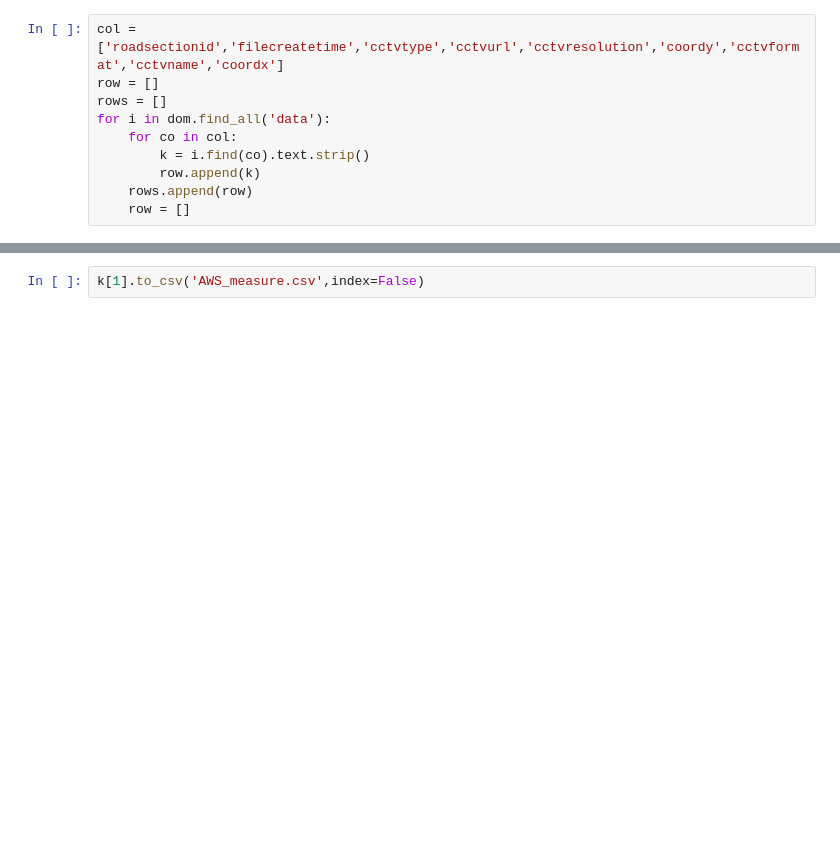
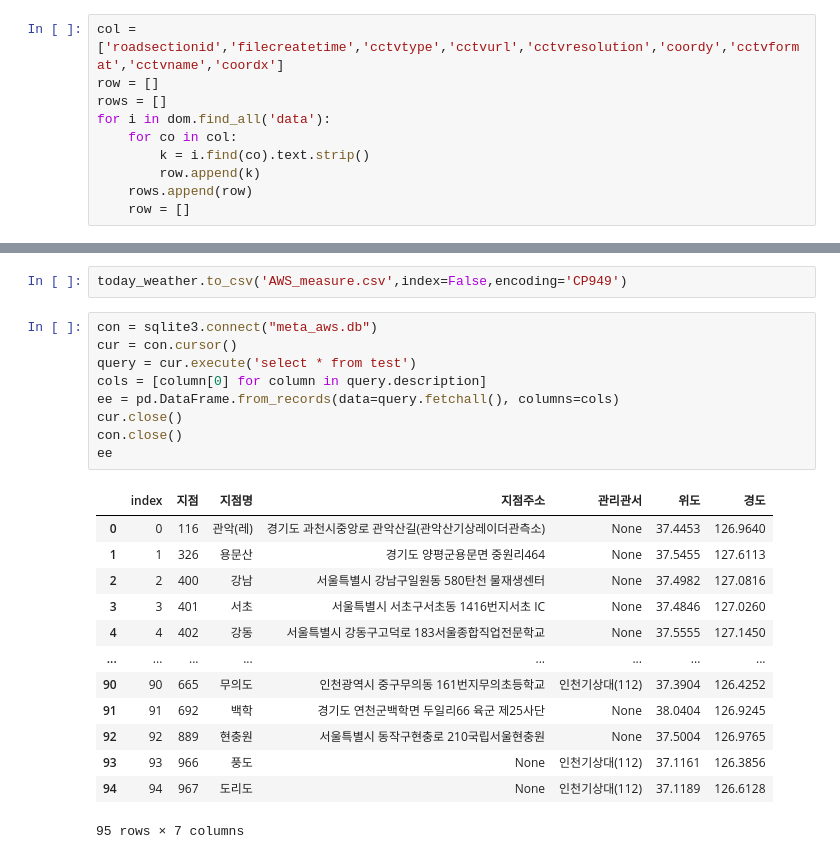
Before and after one commit to GyuYoungCho/machine_learning_Data_analysis, a Jupyter notebook: Machine_learning_code/cctv_AWSweather_data_gather.ipynb, the cells around one changed output, grey strips where cells are left out. Saved outputs shown, nothing was run; the diff lists cells and outputs as text; blank space fills up the shorter version.

```diff
--- a/Machine_learning_code/cctv_AWSweather_data_gather.ipynb
+++ b/Machine_learning_code/cctv_AWSweather_data_gather.ipynb
@@ -130,2 +238,25 @@ len(k)
 # %%
-k[1].to_csv('AWS_measure.csv',index=False)
+today_weather.to_csv('AWS_measure.csv',index=False,encoding='CP949')
+# %%
+con = sqlite3.connect("meta_aws.db")
+cur = con.cursor()
+query = cur.execute('select * from test')
+cols = [column[0] for column in query.description]
+ee = pd.DataFrame.from_records(data=query.fetchall(), columns=cols)
+cur.close()
+con.close()
+ee
+# %% [output]
+|  | index | 지점 | 지점명 | 지점주소 | 관리관서 | 위도 | 경도 |
+| 0 | 0 | 116 | 관악(레) | 경기도 과천시중앙로 관악산길(관악산기상레이더관측소) | None | 37.4453 | 126.9640 |
+| 1 | 1 | 326 | 용문산 | 경기도 양평군용문면 중원리464 | None | 37.5455 | 127.6113 |
+| 2 | 2 | 400 | 강남 | 서울특별시 강남구일원동 580탄천 물재생센터 | None | 37.4982 | 127.0816 |
+| 3 | 3 | 401 | 서초 | 서울특별시 서초구서초동 1416번지서초 IC | None | 37.4846 | 127.0260 |
+| 4 | 4 | 402 | 강동 | 서울특별시 강동구고덕로 183서울종합직업전문학교 | None | 37.5555 | 127.1450 |
+| ... | ... | ... | ... | ... | ... | ... | ... |
+| 90 | 90 | 665 | 무의도 | 인천광역시 중구무의동 161번지무의초등학교 | 인천기상대(112) | 37.3904 | 126.4252 |
+| 91 | 91 | 692 | 백학 | 경기도 연천군백학면 두일리66 육군 제25사단 | None | 38.0404 | 126.9245 |
+| 92 | 92 | 889 | 현충원 | 서울특별시 동작구현충로 210국립서울현충원 | None | 37.5004 | 126.9765 |
+| 93 | 93 | 966 | 풍도 | None | 인천기상대(112) | 37.1161 | 126.3856 |
+| 94 | 94 | 967 | 도리도 | None | 인천기상대(112) | 37.1189 | 126.6128 |
+95 rows × 7 columns
```
Also changed, not shown: parts of 32 cells of this notebook.
